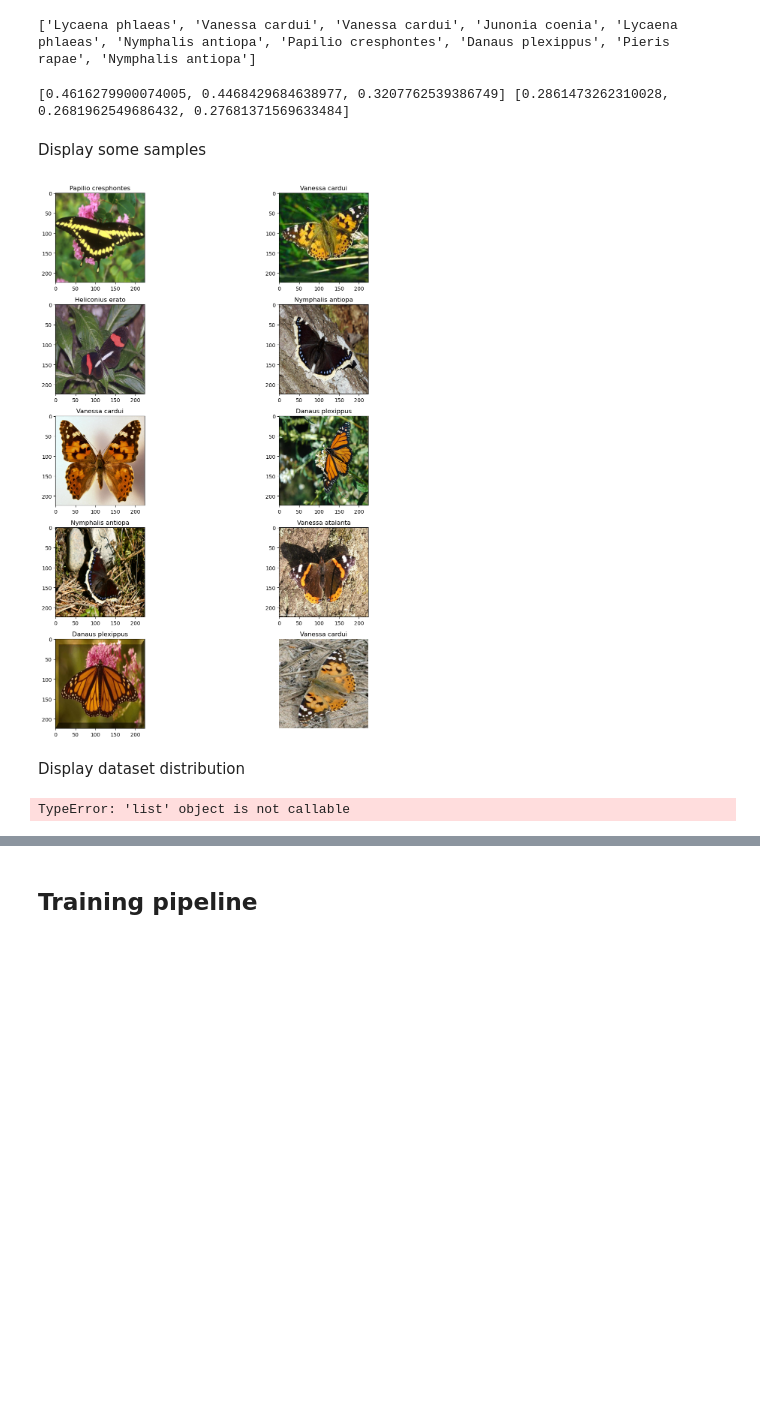
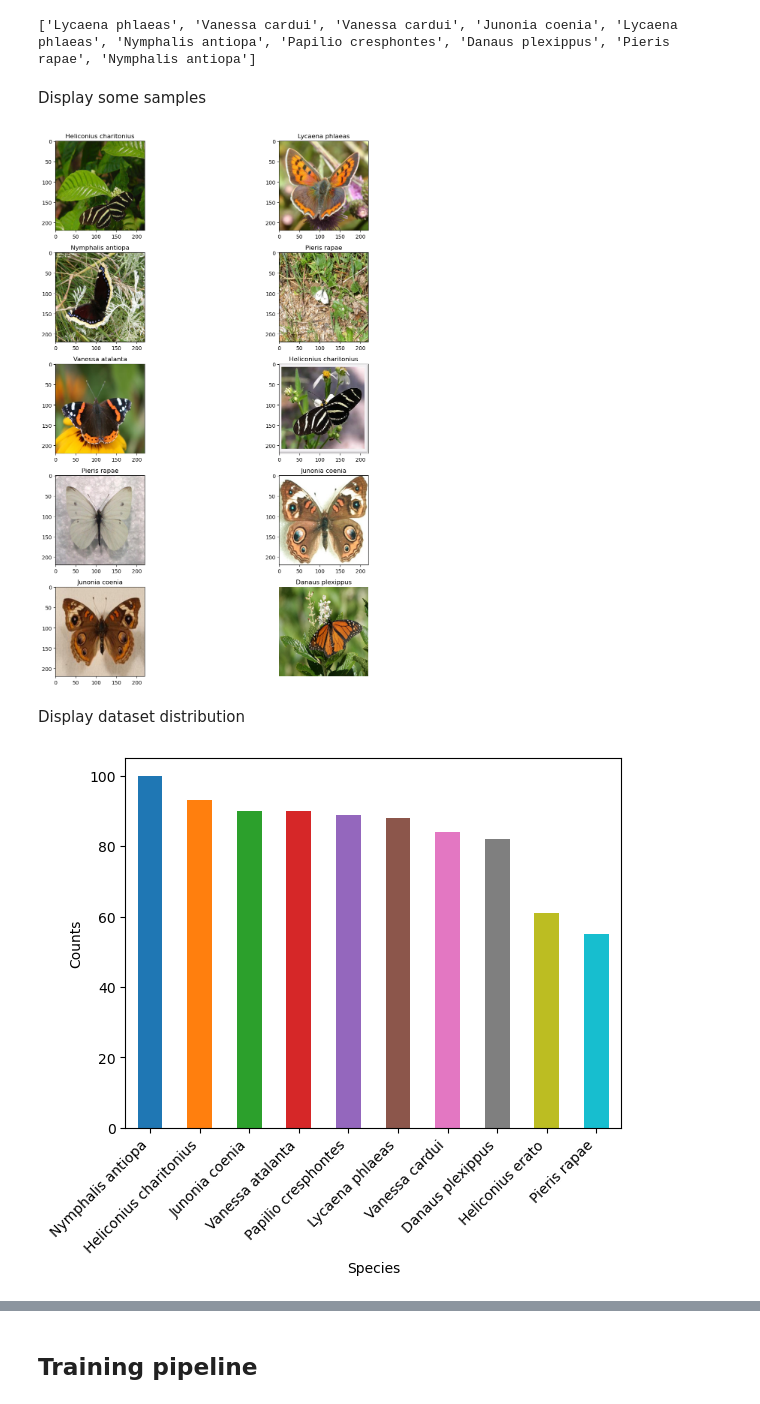
Before and after one commit to Vitolus/FMLIVU_butterfly, a Jupyter notebook: src/butterfly_cnn.ipynb, the cells around one changed output, grey strips where cells are left out. Cells and saved outputs as stored; diff of their text form; code cells hidden in the pictures; blank space fills up the shorter version.

```diff
--- a/src/butterfly_cnn.ipynb
+++ b/src/butterfly_cnn.ipynb
@@ -24,7 +23,7 @@ import pandas as pd
 import matplotlib.pyplot as plt
 # %%
 path = '../data/images'
-pixels_per_side = 224
+pixels_per_side = 220
 device = 'cuda' if torch.cuda.is_available() else 'cpu'
 # %%
 print("Using device: ", device)
@@ -87,7 +51,3 @@ std = [std[0].item(), std[1].item(), std[2].item()]
-# %%
-print(mean, std)
-# %% [output]
-[0.4616279900074005, 0.4468429684638977, 0.3207762539386749] [0.2861473262310028, 0.2681962549686432, 0.27681371569633484]
 # %% [markdown]
 Display some samples
 # %%
@@ -101,18 +61,18 @@ for i in range(5):
 plt.axis('off')
 plt.tight_layout()
 # %% [output]
-[figure, old version]
+[figure, new version]
 # %% [markdown]
 Display dataset distribution
 # %%
 df = pd.DataFrame(labels, columns=['labels'])
-df['labels'] = df['labels'].map(classes)
+df['labels'] = [classes[i] for i in df['labels']]
 cycle = plt.rcParams['axes.prop_cycle'].by_key()['color']
 colors = [cycle[i % len(cycle)] for i in range(len(df['labels'].unique()))]
 df['labels'].value_counts().plot(kind='bar', color=colors)
 plt.xlabel('Species')
 plt.ylabel('Counts')
 plt.xticks(rotation=45, ha='right')
 plt.show()
 # %% [output]
-TypeError: 'list' object is not callable
+[figure, added]
```
Also changed, not shown: parts of 22 cells of this notebook, 1 other file.
